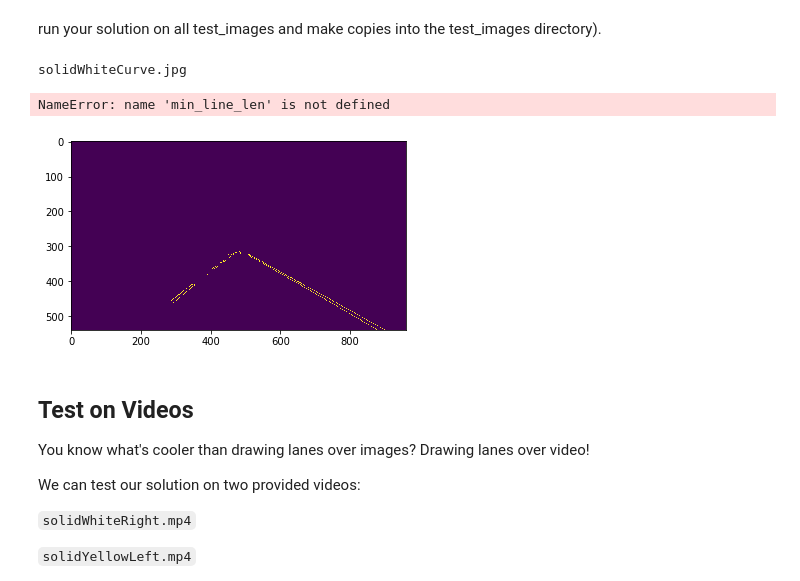
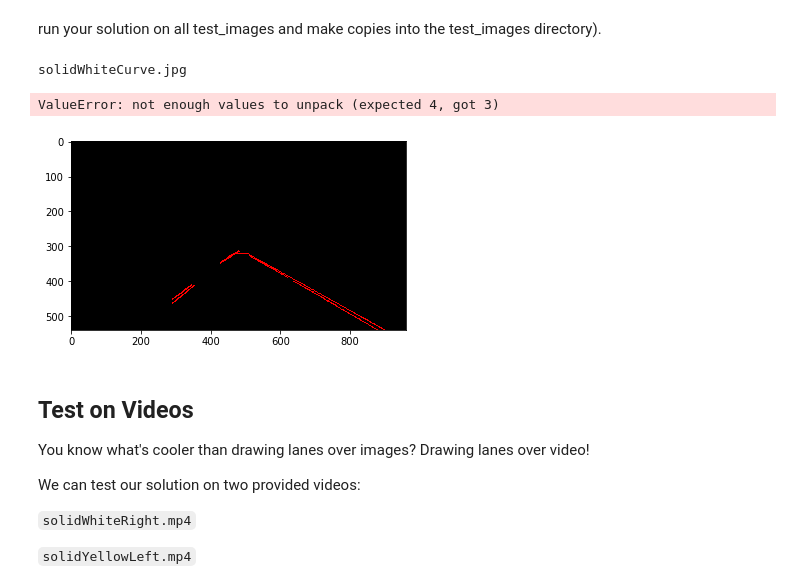
Before and after one commit to SherylHohman/CarND-LaneLines-P1, a Jupyter notebook: P1.ipynb, the cells around one changed output. Drawn from its saved outputs; the diff is of its cells as text; code cells hidden in the pictures.

Commit message:
WIP-x: create lane lines - DOESNT Compile Yet

```diff
--- a/P1.ipynb
+++ b/P1.ipynb
@@ -240,40 +240,57 @@ for f in files:
     low_threshold = 50
     high_threshold = 150
     edges = canny(gray, low_threshold, high_threshold)
     plt.imshow(edges, cmap='gray')
     mpimg.imsave('test_images/3edges_'+f, edges)
 
     # apply mask to canny edges image
     masked_edges = region_of_interest(edges, vertices)
     mpimg.imsave('test_images/4masked_'+f, masked_edges)
     plt.imshow(masked_edges)
 
 
     ## Houghes
 
     # Define the Hough transform parameters
     rho = 2              # resolution in pixels of the Hough grid
     theta = np.pi/180 *1 # angular resolution in radians of the Hough grid
-    threshold = 14       # minimum number of votes (intersections in Hough grid cell)
-    min_line_length = 30 # minimum number of pixels making up a line
+    threshold    = 14    # minimum number of votes (intersections in Hough grid cell)
+    min_line_len = 30    # minimum number of pixels making up a line
     max_line_gap = 8     # maximum gap in pixels between connectable line segments
 
     # Run Hough on masked_edge (masked-canney) image
-    houghes = hough_lines(masked_edges, rho, theta, threshold, min_line_len, max_line_gap)
-    mpimg.imsave('test_images/5houghes_'+f, houghes)
-    plt.imshow(houghes)
+    # edges or masked_edges image ?
+    houghes_img = hough_lines(masked_edges, rho, theta, threshold, min_line_len, max_line_gap)
+    mpimg.imsave('test_images/5houghes_'+f, houghes_img)
+    plt.imshow(houghes_img)
 
+
+    ## Draw Lines
+
+    # Create a "color" from bw binary image to combine with lines image
+    color_edges = np.dstack((edges, edges, edges))
+
+    # edges or masked_edges image ?
+    weighted = weighted_img(houghes_img, lines, α=0.8, β=1., λ=0.)
+    mpimg.imsave('test_images/7weighted_'+f, weighted)
+    plt.imshow(weighted)
+
+    # create a blank to draw lines on
+    blank = np.copy(image)*0
+    lines = draw_lines(weighted, lines, color=[255, 0, 0], thickness=2)
+    mpimg.imsave('test_images/6lines_'+f, lines)
+    plt.imshow(lines)
 
 
 
 
     # re-save image with line lanes drawn on it
     # todo: change naming of copied file (prefer: base_lanes.ext)
     mpimg.imsave('test_images/9lanes_'+f, color_select)
 # %% [output]
 solidWhiteCurve.jpg
-NameError: name 'min_line_len' is not defined
+ValueError: not enough values to unpack (expected 4, got 3)
-[figure, old version]
+[figure, new version]
 # %% [markdown]
 ## Test on Videos
 
```
Also changed, not shown: 1 other file.
